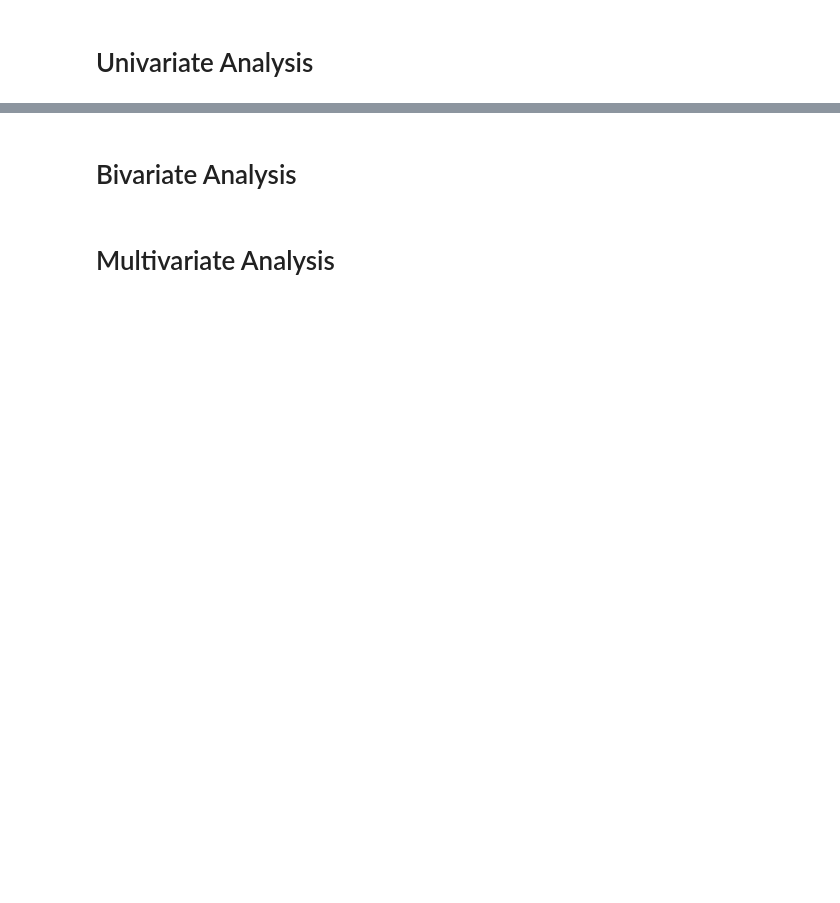
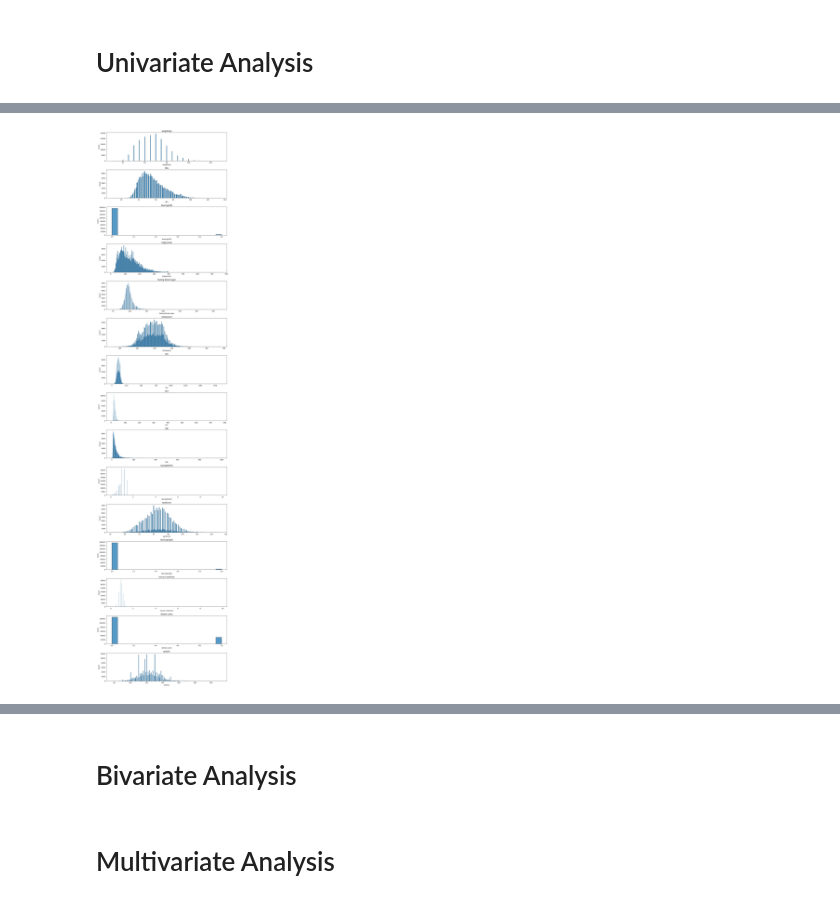
Before and after one commit to Tahker-w-tadmeer/ml3, a Jupyter notebook: explore.ipynb, the cells around one changed output, grey strips where cells are left out. Cells and saved outputs as stored; diff of their text form; code cells hidden in the pictures; blank space fills up the shorter version.

```diff
--- a/explore.ipynb
+++ b/explore.ipynb
@@ -12,2 +34,8 @@ all_data = pd.read_csv(data_path)
 # %% [markdown]
 # Univariate Analysis
+# %%
+import matplotlib.pyplot as plt
+import seaborn as sns
+
+columns = all_data.columns.tolist()[1:]
+columns.remove("smoking")
@@ -13,0 +63,14 @@ all_data = pd.read_csv(data_path)
+# %%
+column_count = len(columns)
+fig, axs = plt.subplots(column_count, 1, figsize=(12, 50))
+
+for i in range(len(columns)):
+    plt.subplot(column_count, 1, i+1)
+    column = columns[i]
+    sns.histplot(all_data, x=column, ax=axs[i])
+    plt.title(column)
+
+plt.tight_layout()
+plt.show()
+# %% [output]
+[figure, added]
```
Also changed, not shown: parts of 3 cells of this notebook.
